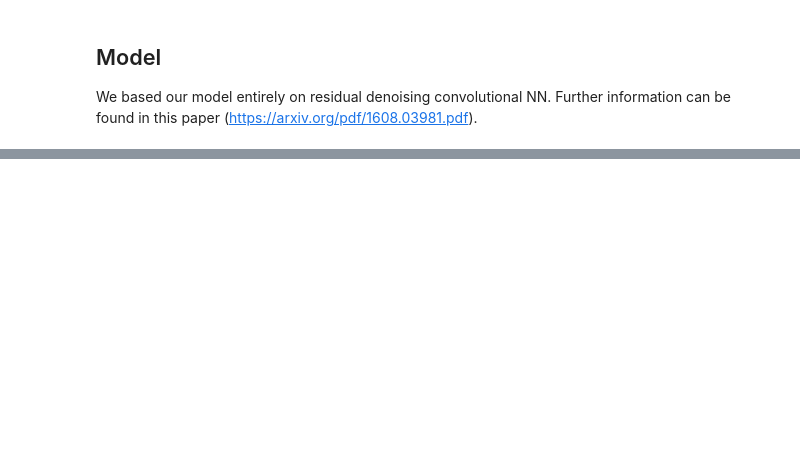
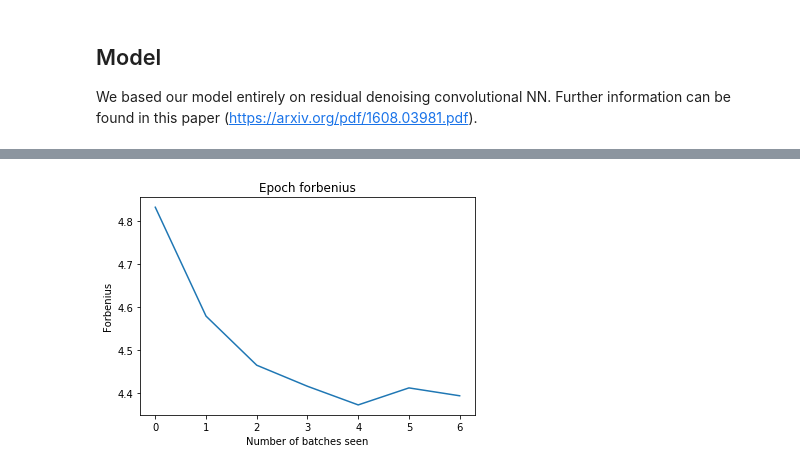
Before and after one commit to BoyanH/FU-DeepLearning, a Jupyter notebook: Solutions/Homework6/denoising_challenge.ipynb, the cells around one changed output, grey strips where cells are left out. Cells and saved outputs as stored; diff of their text form; code cells hidden in the pictures; blank space fills up the shorter version.

```diff
--- a/Solutions/Homework6/denoising_challenge.ipynb
+++ b/Solutions/Homework6/denoising_challenge.ipynb
@@ -194,3 +194,6 @@ optimizer = optim.Adam(model.parameters(), lr=0.01)
+# %%
+def forbenius_norm(output, target):
+    return np.mean(np.sqrt(np.sum((output - target)**2, axis=(1,2,3))))
 # %%
 from torch.autograd import Variable
 
@@ -241,0 +252,7 @@ def test():
+# %%
+def save_accuracy(i, output_residual, target, input_data, save_in):
+    forbenius = forbenius_norm((input_data - output_residual).detach().numpy(), target.detach().numpy())
+    save_in.append(forbenius)
+
+def get_save_acc_in(save_in):
+    return lambda x, y, z, v: save_accuracy(x, y, z, v, save_in)
@@ -241,0 +351,4 @@ def test():
+# %%
+plot_accuracy(epoch_forbenius, 'Epoch forbenius')
+# %% [output]
+[figure, added]
```
Also changed, not shown: parts of 18 cells of this notebook.
